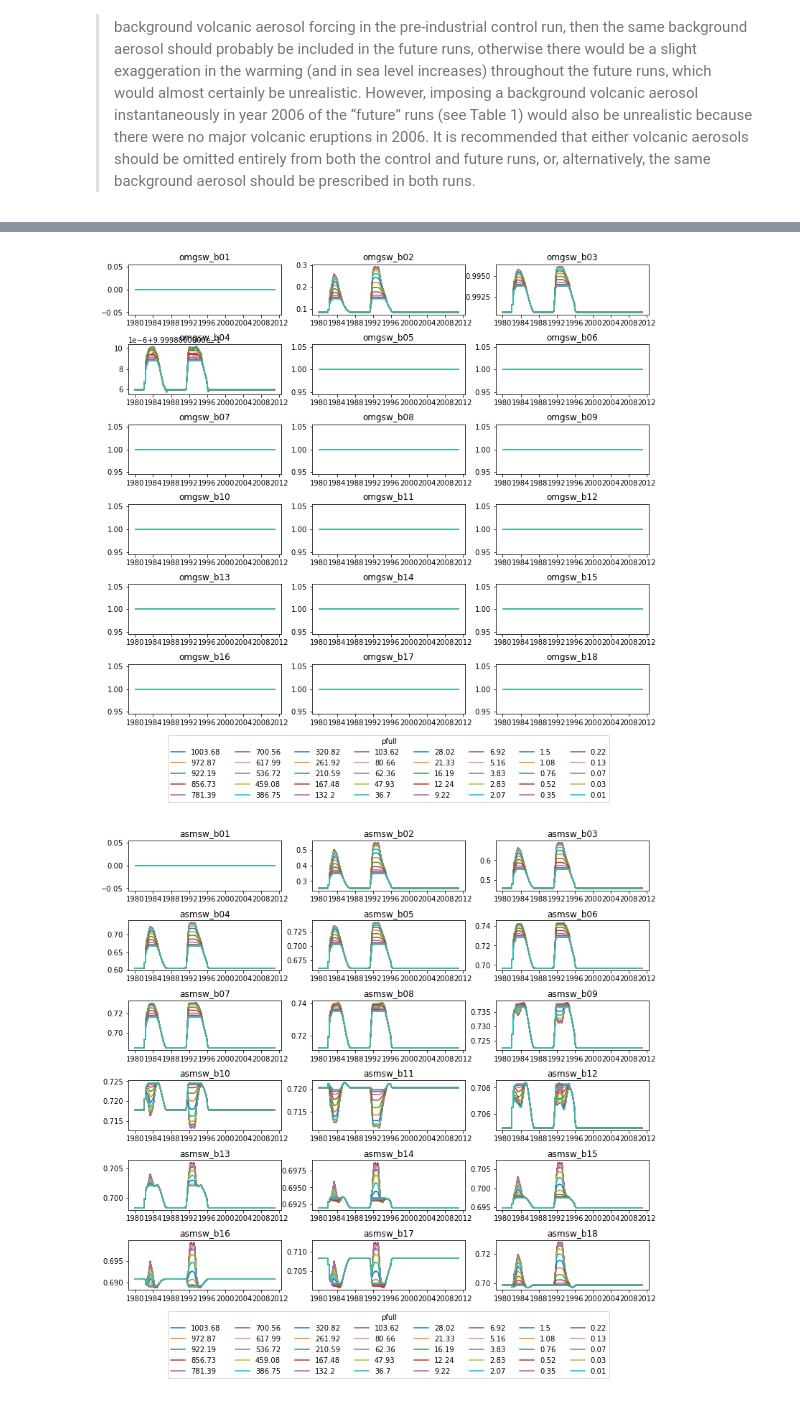
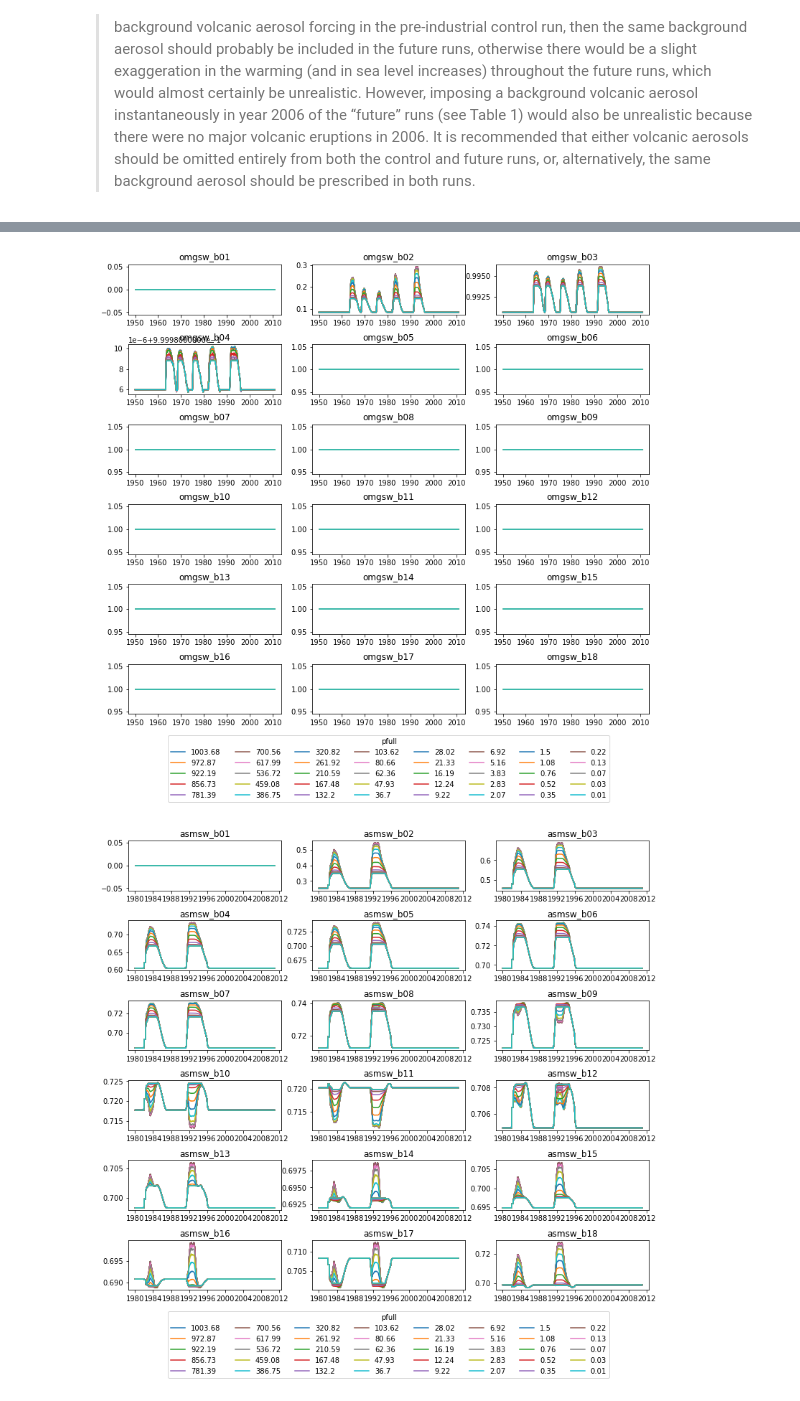
Before and after one commit to dougiesquire/cm-historical, a Jupyter notebook: notebooks/c5_f6_forcing.ipynb, the cells around one changed output, grey strips where cells are left out. Drawn from its saved outputs; the diff is of its cells as text; code cells hidden in the pictures.

```diff
--- a/notebooks/c5_f6_forcing.ipynb
+++ b/notebooks/c5_f6_forcing.ipynb
@@ -573,5 +553,5 @@ Attributes:
 # %%
-period = slice('1980', None)
+period = slice('1959', '1965')
 fig, ax = plt.subplots(6,3, figsize=(13,15))
 
 for a, v in zip(ax.flatten(), f):
@@ -591,23 +571,23 @@ ax.flatten()[-2].legend(lat_mean.pfull.values,
 # %%
 f = xr.open_dataset(f'{path}INPUT/omgsw_data.nc')
 # %%
-period = slice('1980', None)
+period = slice('1950', None)
 fig, ax = plt.subplots(6,3, figsize=(13,15))
 
 for a, v in zip(ax.flatten(), f):
     lat_mean = f[v].sel(time=period).mean('lat')
     for lev in lat_mean.pfull.values:
         a.plot([np.datetime64(t.strftime()) for t in lat_mean.time.values],
                 lat_mean.sel(pfull=lev))
     a.set_title(v)
 
 fig.subplots_adjust(bottom=0.3, hspace=0.6, wspace=0.2)
 
 ax.flatten()[-2].legend(lat_mean.pfull.values,
                         title='pfull', loc='upper center',
                         bbox_to_anchor=(0.5, -0.35), ncol=8);
 # %% [output]
-[figure, old version]
+[figure, new version]
 # %%
 f = xr.open_dataset(f'{path}INPUT/asmsw_data.nc')
 # %%
```
Also changed, not shown: parts of 4 cells of this notebook, 1 other file.
